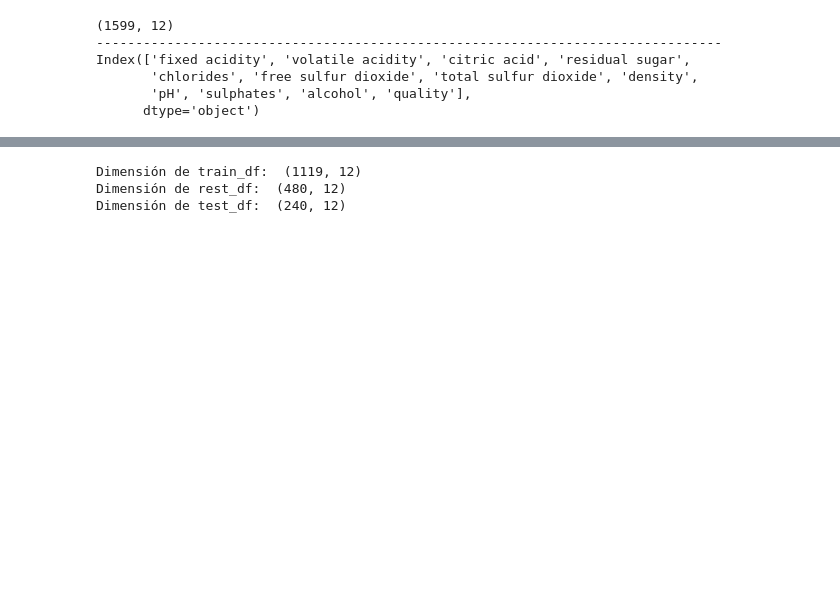
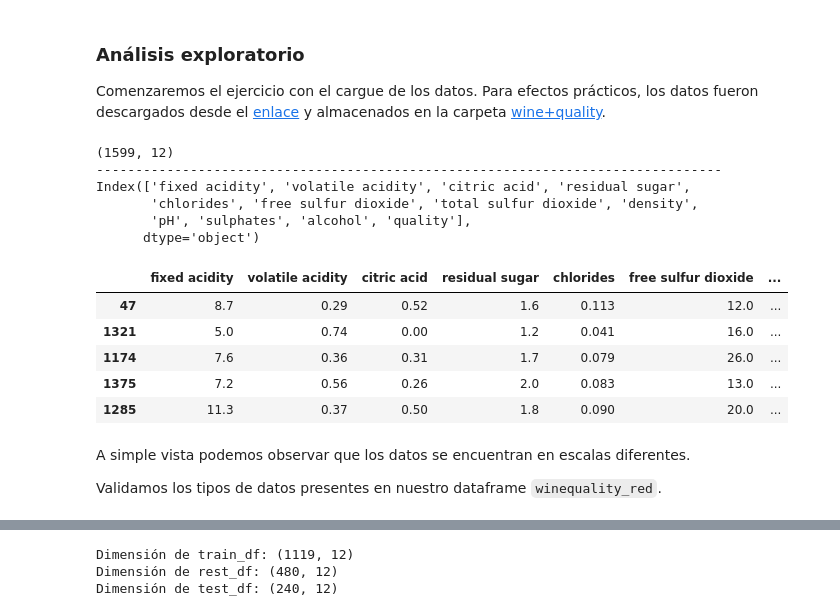
Before and after one commit to 26-jorge-01/ML-T1, a Jupyter notebook: taller1.ipynb, the cells around one changed output, grey strips where cells are left out. Saved outputs shown, nothing was run; the diff lists cells and outputs as text; code cells hidden in the pictures; blank space fills up the shorter version.

````diff
--- a/taller1.ipynb
+++ b/taller1.ipynb
@@ -2,16 +9,35 @@
 import pandas as pd
 import numpy as np
 import matplotlib.pyplot as plt
-# %%
-winequality_red = pd.read_csv('wine+quality/winequality-red.csv', sep=';')
-
-print(winequality_red.shape)
-print('--------------------------------------------------------------------------------')
-print(winequality_red.columns)
-# %% [output]
-(1599, 12)
---------------------------------------------------------------------------------
-Index(['fixed acidity', 'volatile acidity', 'citric acid', 'residual sugar',
-       'chlorides', 'free sulfur dioxide', 'total sulfur dioxide', 'density',
-       'pH', 'sulphates', 'alcohol', 'quality'],
-      dtype='object')
+# %% [markdown]
+### Análisis exploratorio
+
+Comenzaremos el ejercicio con el cargue de los datos. Para efectos prácticos, los datos fueron descargados desde el [enlace](https://archive.ics.uci.edu/dataset/186/wine+quality) y almacenados en la carpeta [wine+quality]().
+# %%
+# Cargue de los datos
+winequality_red = pd.read_csv('wine+quality/winequality-red.csv', sep=';')
+
+# Dimensión del conjunto de datos
+print(winequality_red.shape)
+print('--------------------------------------------------------------------------------')
+# Columnas (variables) del conjunto de datos
+print(winequality_red.columns)
+# Selección aleatoria de 5 filas para observar la escala en la que se encuentran las variables
+winequality_red.sample(5)
+# %% [output]
+(1599, 12)
+--------------------------------------------------------------------------------
+Index(['fixed acidity', 'volatile acidity', 'citric acid', 'residual sugar',
+       'chlorides', 'free sulfur dioxide', 'total sulfur dioxide', 'density',
+       'pH', 'sulphates', 'alcohol', 'quality'],
+      dtype='object')
+|  | fixed acidity | volatile acidity | citric acid | residual sugar | chlorides | free sulfur dioxide | ... |
+| 47 | 8.7 | 0.29 | 0.52 | 1.6 | 0.113 | 12.0 | ... |
+| 1321 | 5.0 | 0.74 | 0.00 | 1.2 | 0.041 | 16.0 | ... |
+| 1174 | 7.6 | 0.36 | 0.31 | 1.7 | 0.079 | 26.0 | ... |
+| 1375 | 7.2 | 0.56 | 0.26 | 2.0 | 0.083 | 13.0 | ... |
+| 1285 | 11.3 | 0.37 | 0.50 | 1.8 | 0.090 | 20.0 | ... |
+# %% [markdown]
+A simple vista podemos observar que los datos se encuentran en escalas diferentes.
+
+Validamos los tipos de datos presentes en nuestro dataframe ```winequality_red```.
````
Also changed, not shown: parts of 27 cells of this notebook, 2 other files.
